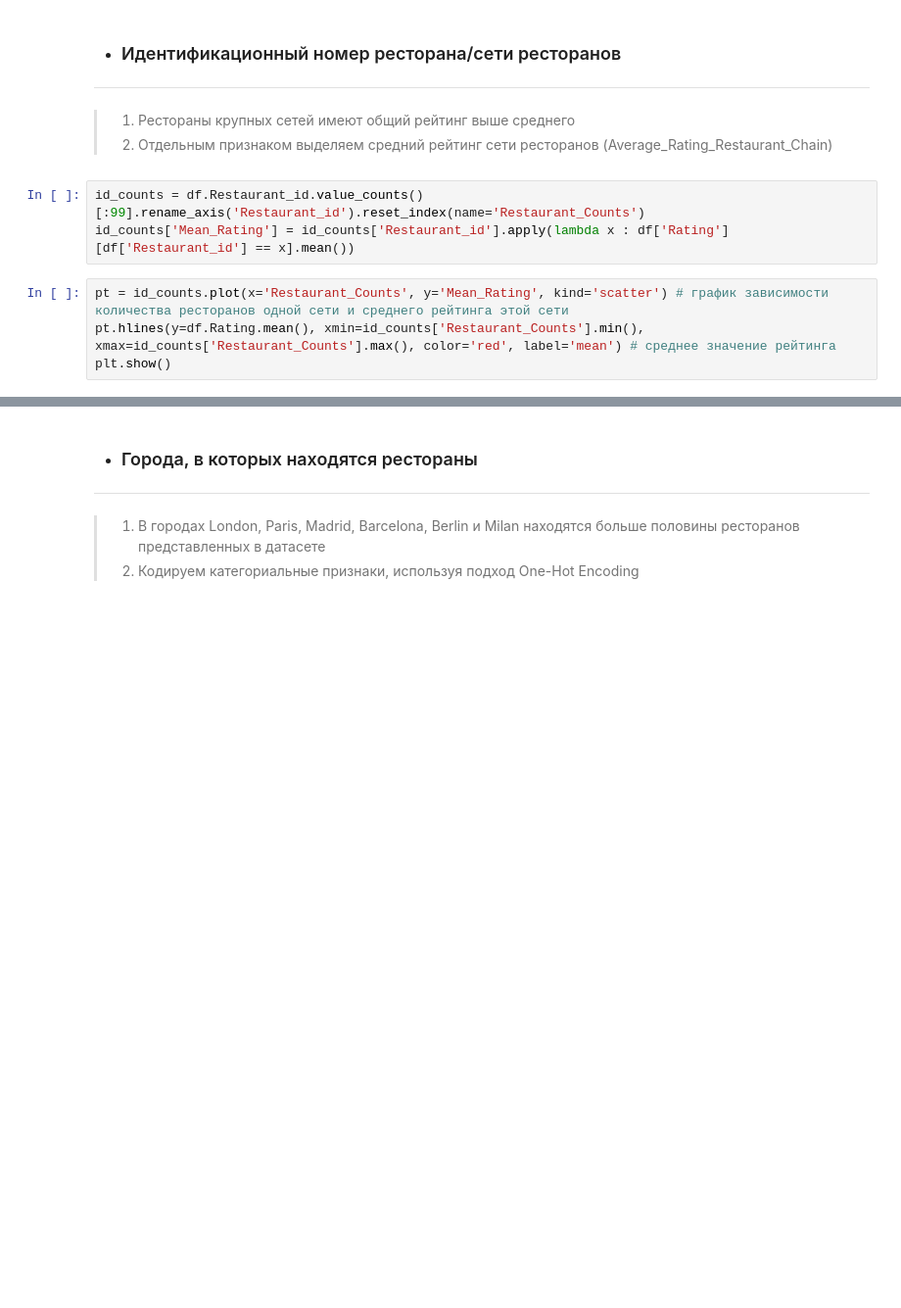
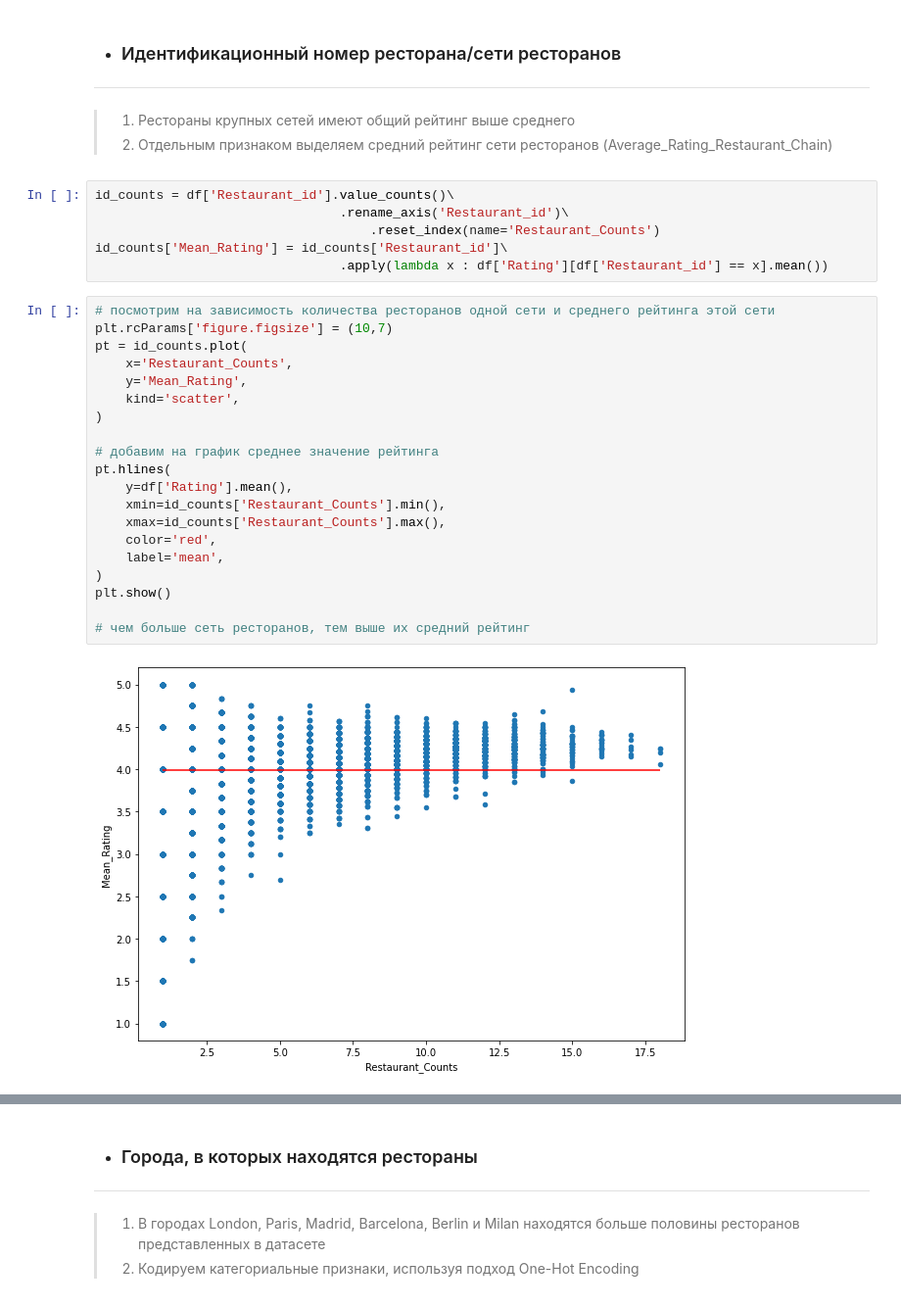
Before and after one commit to dzmitry-dp/project_zero, a Jupyter notebook: module_3/model.ipynb, the cells around one changed output, grey strips where cells are left out. Shown: that part at 98% size. Cells and saved outputs as stored; diff of their text form; blank space fills up the shorter version.

```diff
--- a/module_3/model.ipynb
+++ b/module_3/model.ipynb
@@ -42,9 +73,30 @@ plt.show()
 > 1. Рестораны крупных сетей имеют общий рейтинг выше среднего
 > 2. Отдельным признаком выделяем средний рейтинг сети ресторанов (Average_Rating_Restaurant_Chain)
 # %%
-id_counts = df.Restaurant_id.value_counts()[:99].rename_axis('Restaurant_id').reset_index(name='Restaurant_Counts')
-id_counts['Mean_Rating'] = id_counts['Restaurant_id'].apply(lambda x : df['Rating'][df['Restaurant_id'] == x].mean())
+id_counts = df['Restaurant_id'].value_counts()\
+                                .rename_axis('Restaurant_id')\
+                                    .reset_index(name='Restaurant_Counts')
+id_counts['Mean_Rating'] = id_counts['Restaurant_id']\
+                                .apply(lambda x : df['Rating'][df['Restaurant_id'] == x].mean())
 # %%
-pt = id_counts.plot(x='Restaurant_Counts', y='Mean_Rating', kind='scatter') # график зависимости количества ресторанов одной сети и среднего рейтинга этой сети
-pt.hlines(y=df.Rating.mean(), xmin=id_counts['Restaurant_Counts'].min(), xmax=id_counts['Restaurant_Counts'].max(), color='red', label='mean') # среднее значение рейтинга
+# посмотрим на зависимость количества ресторанов одной сети и среднего рейтинга этой сети
+plt.rcParams['figure.figsize'] = (10,7)
+pt = id_counts.plot(
+    x='Restaurant_Counts',
+    y='Mean_Rating',
+    kind='scatter',
+)
+
+# добавим на график среднее значение рейтинга
+pt.hlines(
+    y=df['Rating'].mean(),
+    xmin=id_counts['Restaurant_Counts'].min(),
+    xmax=id_counts['Restaurant_Counts'].max(),
+    color='red',
+    label='mean',
+)
 plt.show()
+
+# чем больше сеть ресторанов, тем выше их средний рейтинг
+# %% [output]
+[figure, added]
```
Also changed, not shown: parts of 21 cells of this notebook, 1 other file.
